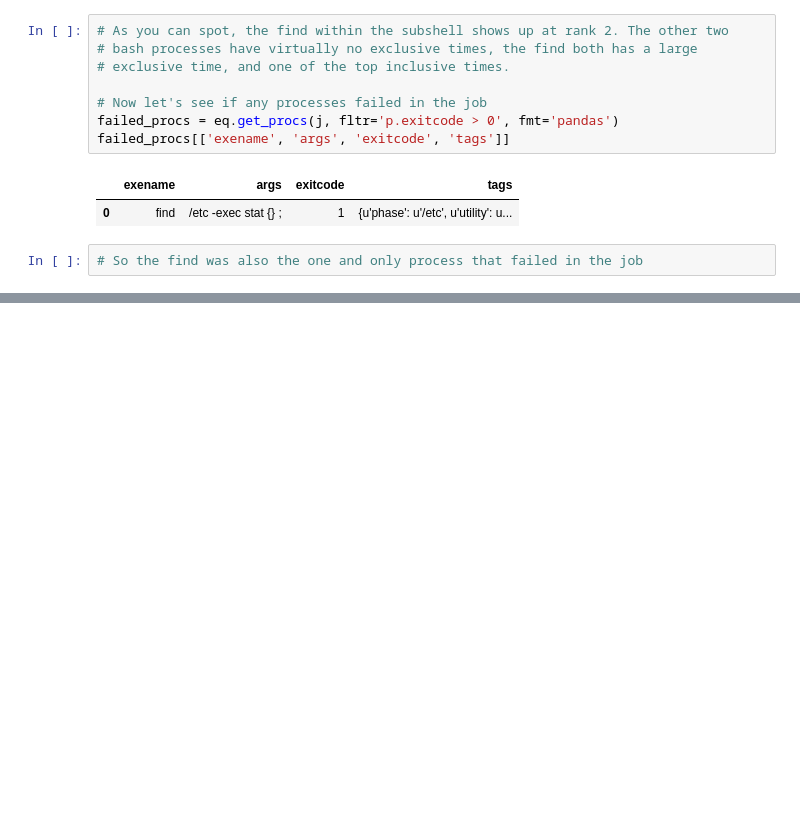
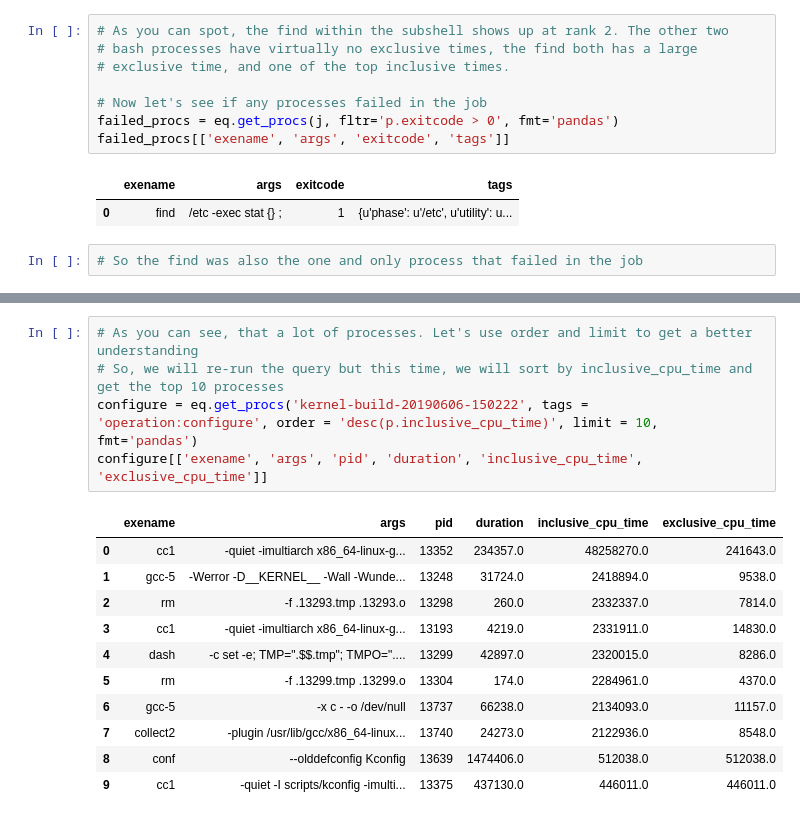
Before and after one commit to ilaflott/epmt, a Jupyter notebook: Query-API.ipynb, the cells around one changed output, grey strips where cells are left out. Drawn from its saved outputs; the diff is of its cells as text; blank space fills up the shorter version.

```diff
--- a/Query-API.ipynb
+++ b/Query-API.ipynb
@@ -538,0 +506,17 @@ j.exitcode
+# %%
+# As you can see, that a lot of processes. Let's use order and limit to get a better understanding
+# So, we will re-run the query but this time, we will sort by inclusive_cpu_time and get the top 10 processes
+configure = eq.get_procs('kernel-build-20190606-150222', tags = 'operation:configure', order = 'desc(p.inclusive_cpu_time)', limit = 10, fmt='pandas')
+configure[['exename', 'args', 'pid', 'duration', 'inclusive_cpu_time', 'exclusive_cpu_time']]
+# %% [output]
+|  | exename | args | pid | duration | inclusive_cpu_time | exclusive_cpu_time |
+| 0 | cc1 | -quiet -imultiarch x86_64-linux-g... | 13352 | 234357.0 | 48258270.0 | 241643.0 |
+| 1 | gcc-5 | -Werror -D__KERNEL__ -Wall -Wunde... | 13248 | 31724.0 | 2418894.0 | 9538.0 |
+| 2 | rm | -f .13293.tmp .13293.o | 13298 | 260.0 | 2332337.0 | 7814.0 |
+| 3 | cc1 | -quiet -imultiarch x86_64-linux-g... | 13193 | 4219.0 | 2331911.0 | 14830.0 |
+| 4 | dash | -c set -e; TMP=".$$.tmp"; TMPO=".... | 13299 | 42897.0 | 2320015.0 | 8286.0 |
+| 5 | rm | -f .13299.tmp .13299.o | 13304 | 174.0 | 2284961.0 | 4370.0 |
+| 6 | gcc-5 | -x c - -o /dev/null | 13737 | 66238.0 | 2134093.0 | 11157.0 |
+| 7 | collect2 | -plugin /usr/lib/gcc/x86_64-linux... | 13740 | 24273.0 | 2122936.0 | 8548.0 |
+| 8 | conf | --olddefconfig Kconfig | 13639 | 1474406.0 | 512038.0 | 512038.0 |
+| 9 | cc1 | -quiet -I scripts/kconfig -imulti... | 13375 | 437130.0 | 446011.0 | 446011.0 |
```
Also changed, not shown: parts of 25 cells of this notebook, 2 other files.
